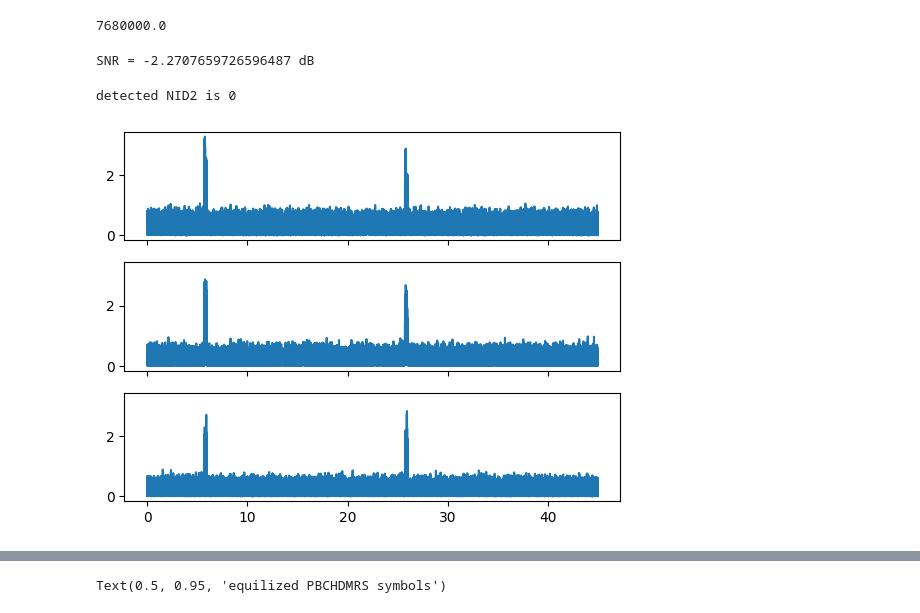
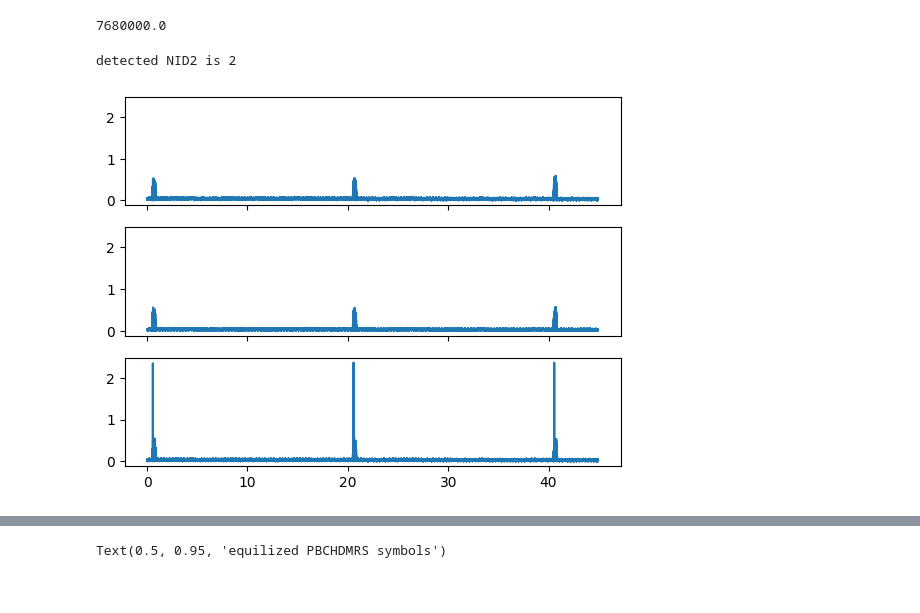
Before and after one commit to catkira/5G_experiments, a Jupyter notebook: test_py3gpp_skynet.ipynb, the cells around one changed output, grey strips where cells are left out. Cells and saved outputs as stored; diff of their text form; code cells hidden in the pictures.

```diff
--- a/test_py3gpp_skynet.ipynb
+++ b/test_py3gpp_skynet.ipynb
@@ -6,7 +6,7 @@ import matplotlib.pyplot as plt
 from py3gpp import *
 from data_path import data_path
 # %%
-handle = sigmf.sigmffile.fromfile(data_path + '/skynet_tx.sigmf-data')
+handle = sigmf.sigmffile.fromfile(data_path + '/skynet_tx_9.sigmf-data')
 delta_f = 0
 f = 1
 mu = 0
@@ -18,13 +18,3 @@ fs = handle.get_global_field(sigmf.SigMFFile.SAMPLE_RATE_KEY)
 print(fs)
 # %% [output]
 7680000.0
-# %%
-waveform =  waveform * np.exp(-1j*2*np.pi*delta_f/fs*(np.arange(len(waveform))))
-# SC polar decoder can decode this when repeated bits in nrRateMatchPolar() are used
-np.random.seed(69) # to get reproducible noise
-noise = ((np.random.rand(waveform.shape[0]) - 0.5) + 1j*(np.random.rand(waveform.shape[0]) - 0.5))*1.1
-SNR = 10*np.log10((np.linalg.norm(waveform) / np.linalg.norm(noise)))
-waveform += noise
-print(f'SNR = {SNR} dB')
-# %% [output]
-SNR = -2.2707659726596487 dB
@@ -31,32 +23,31 @@ SNR = -2.2707659726596487 dB
 # %%
 N_PRB = 25
 FFT_LEN = N_PRB * 12
 carrier = nrCarrierConfig(NSizeGrid = N_PRB, SubcarrierSpacing = 15 * 2**mu)
 info = nrOFDMInfo(carrier)
 Nfft = info['Nfft']
 
 peak_value = np.zeros(3)
 peak_index = np.zeros(3, 'int')
-offset = -2
-pssIndices = np.arange((FFT_LEN // 2 - 1 - 63), (FFT_LEN // 2 - 1 + 64)) + offset
+pssIndices = np.arange((FFT_LEN // 2 - 1 - 63), (FFT_LEN // 2 - 1 + 64))
 fig, axs = plt.subplots(3, 1, facecolor='w', sharex=True, sharey=True)
 for current_NID2 in np.arange(3, dtype='int'):
     slotGrid = nrResourceGrid(carrier)
     slotGrid = slotGrid[:, 0]
-    slotGrid[pssIndices] = np.flip(nrPSS(current_NID2))
+    slotGrid[pssIndices] = (nrPSS(current_NID2))
     [refWaveform, info] = nrOFDMModulate(carrier, slotGrid, SampleRate = fs)
     refWaveform = refWaveform[info['CyclicPrefixLengths'][0]:]; # remove CP
 
     temp = scipy.signal.correlate(waveform[:int(45e-3 * fs)], refWaveform, 'valid')  # correlate over 25 ms
     peak_index[current_NID2] = np.argmax(np.abs(temp))
     peak_value[current_NID2] = np.abs(temp[peak_index[current_NID2]])
     t_corr = np.arange(temp.shape[0])/fs*1e3
     axs[current_NID2].plot(t_corr, np.abs(temp))
 detected_NID2 = np.argmax(peak_value)
 print(f'detected NID2 is {detected_NID2}')
 # %% [output]
-detected NID2 is 0
+detected NID2 is 2
-[figure, old version]
+[figure, new version]
 # %%
 nrbSSB = 20
 scsSSB = 15 * 2**(mu)
```
Also changed, not shown: parts of 9 cells of this notebook.
